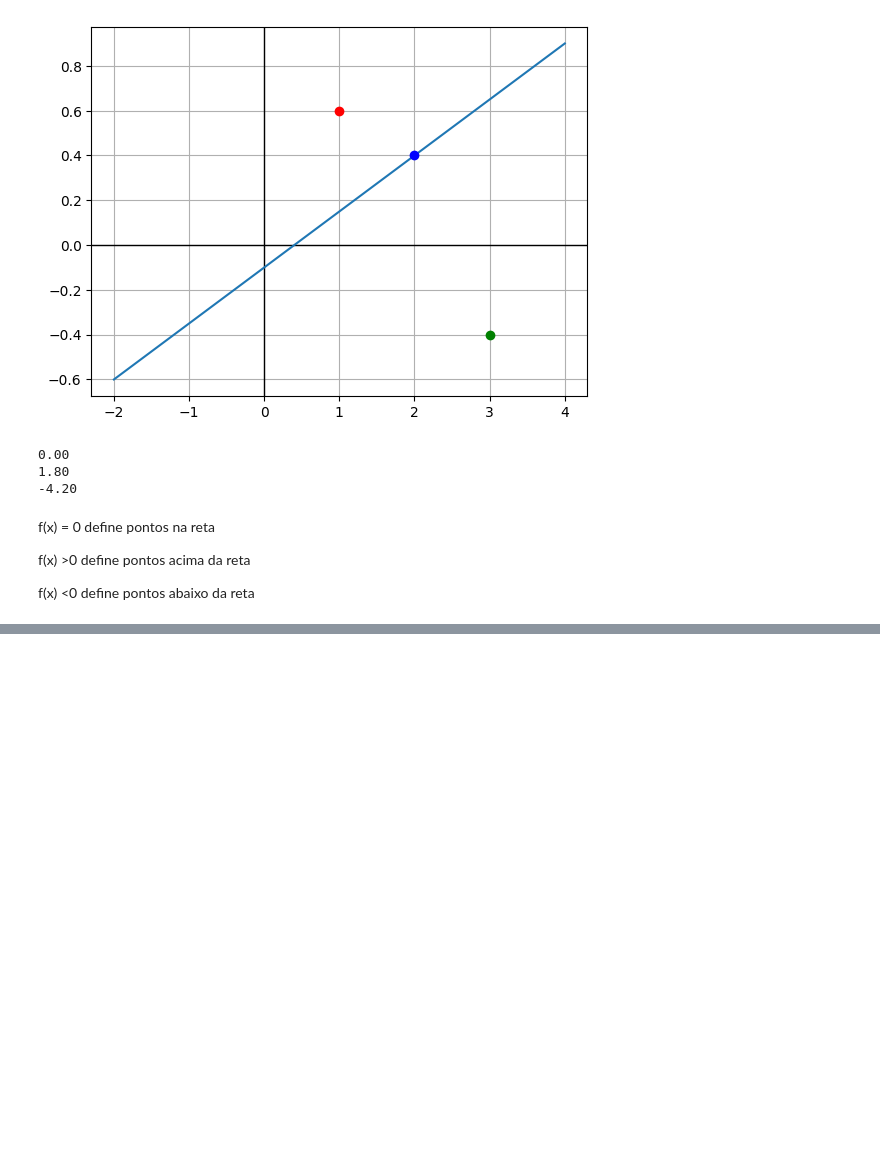
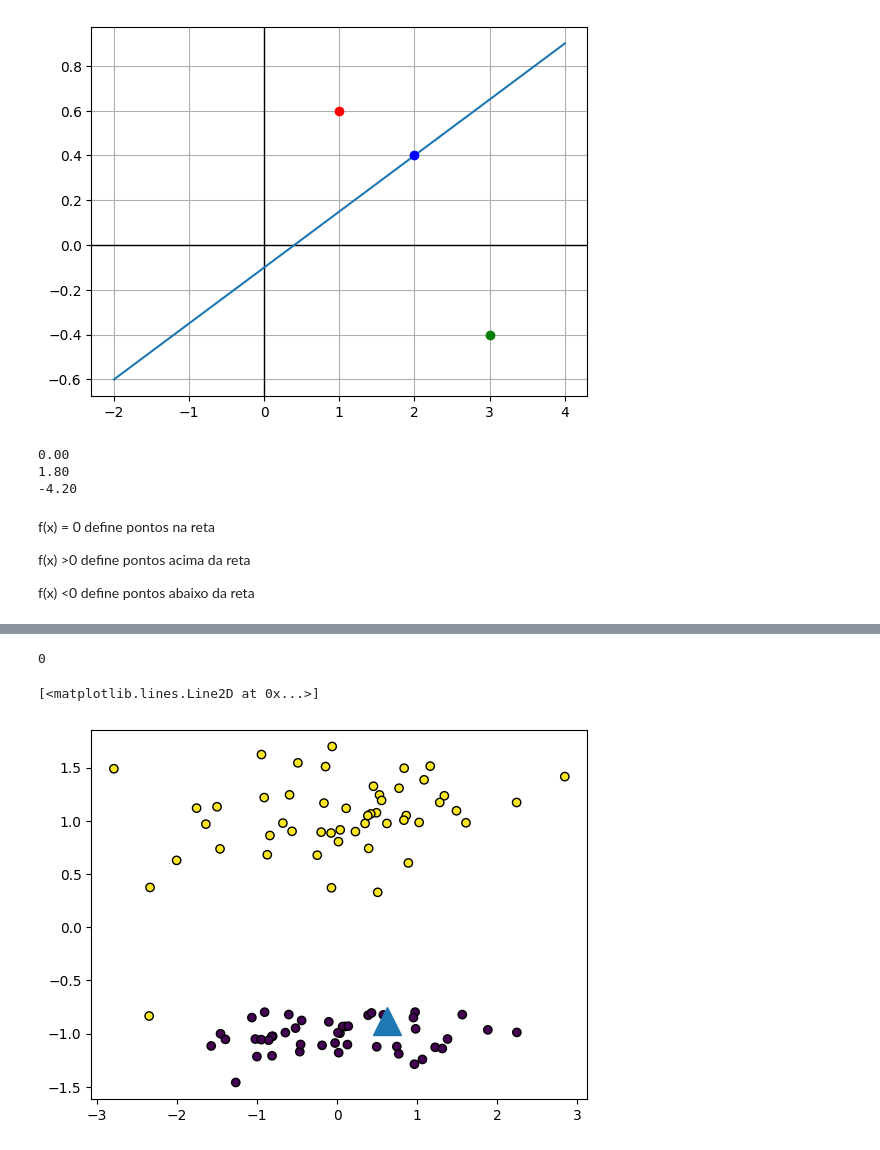
Before and after one commit to LucasFreitas98/Data-Science, a Jupyter notebook: redes_neurais_PyTorch.ipynb, the cells around one changed output, grey strips where cells are left out. Drawn from its saved outputs; the diff is of its cells as text; code cells hidden in the pictures; blank space fills up the shorter version.

```diff
--- a/redes_neurais_PyTorch.ipynb
+++ b/redes_neurais_PyTorch.ipynb
@@ -299,0 +346,12 @@ f(x) <0 define pontos abaixo da reta
+# %%
+plt.scatter(
+    X[:, 0], X[:, 1], marker='o', c=Y, edgecolor='k'
+    )
+
+p = X[10]
+print(Y[10])
+plt.plot(p[0], p[1], marker='^', markersize=20)
+# %% [output]
+0
+[<matplotlib.lines.Line2D at 0x...>]
+[figure, added]
```
Also changed, not shown: parts of 14 cells of this notebook.
